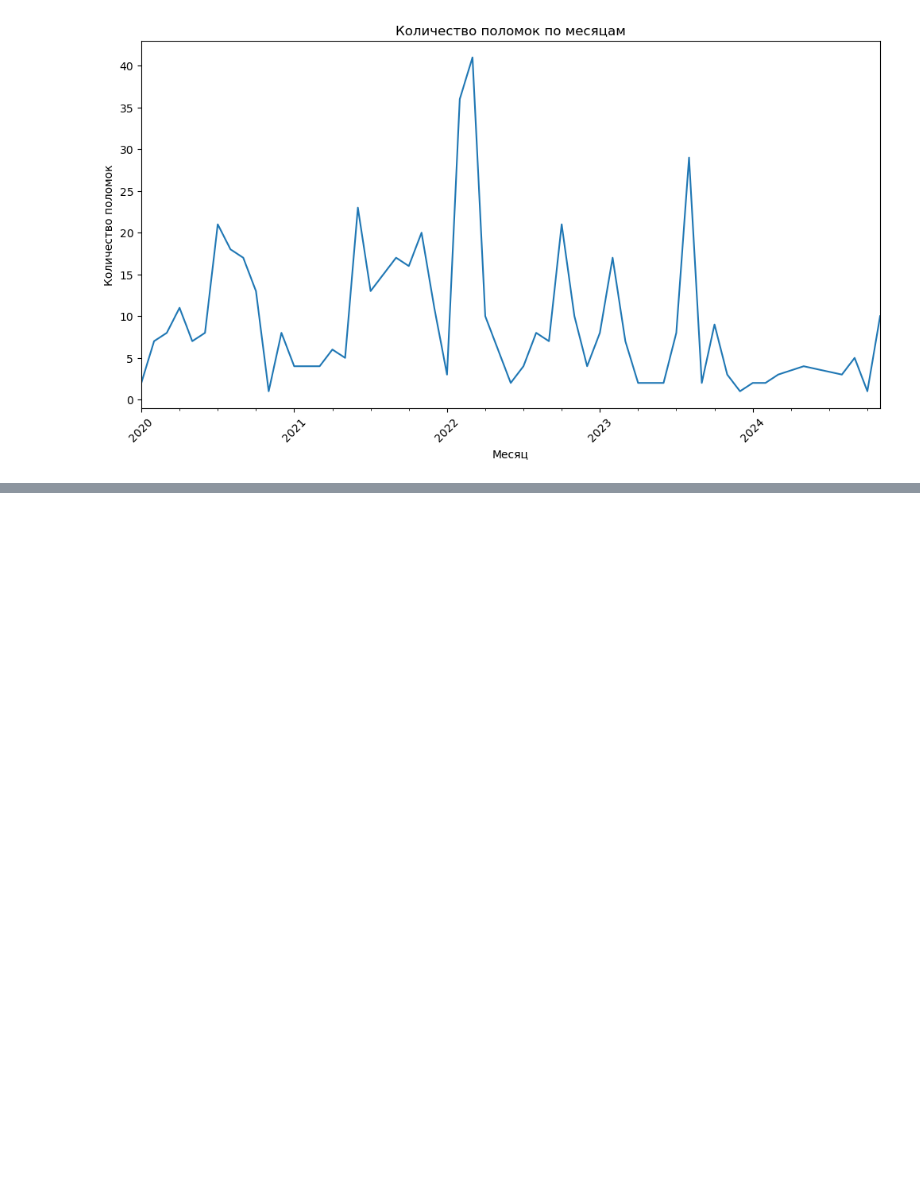
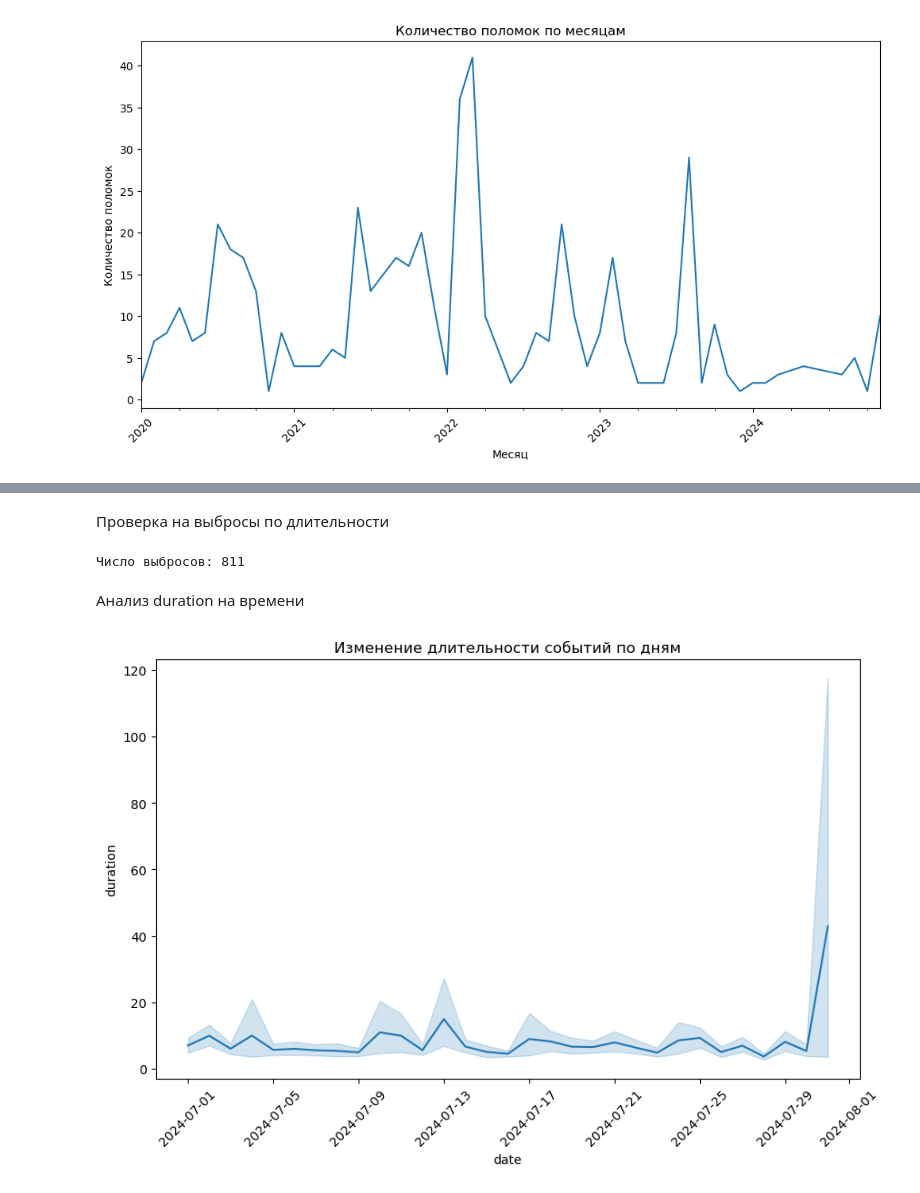
Before and after one commit to MaximIgitov/baltika_hack, a Jupyter notebook: EDA.ipynb, the cells around one changed output, grey strips where cells are left out. Cells and saved outputs as stored; diff of their text form; code cells hidden in the pictures; blank space fills up the shorter version.

```diff
--- a/EDA.ipynb
+++ b/EDA.ipynb
@@ -150,0 +221,21 @@ plt.show()
+# %% [markdown]
+Проверка на выбросы по длительности
+# %%
+q1 = sensors_july_df['duration'].quantile(0.25)
+q3 = sensors_july_df['duration'].quantile(0.75)
+iqr = q3 - q1
+outliers = sensors_july_df[(sensors_july_df['duration'] < (q1 - 1.5 * iqr)) | (sensors_july_df['duration'] > (q3 + 1.5 * iqr))]
+print(f"Число выбросов: {len(outliers)}")
+# %% [output]
+Число выбросов: 811
+# %% [markdown]
+Анализ duration на времени
+# %%
+sensors_july_df['date'] = sensors_july_df['start'].dt.date
+plt.figure(figsize=(10, 6))
+sns.lineplot(x='date', y='duration', data=sensors_july_df)
+plt.title('Изменение длительности событий по дням')
+plt.xticks(rotation=45)
+plt.show()
+# %% [output]
+[figure, added]
```
Also changed, not shown: parts of 30 cells of this notebook.
